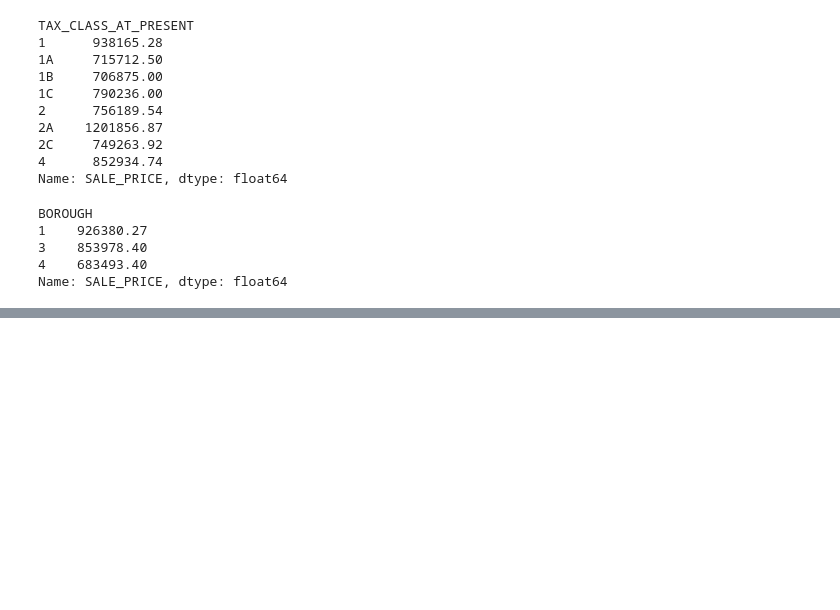
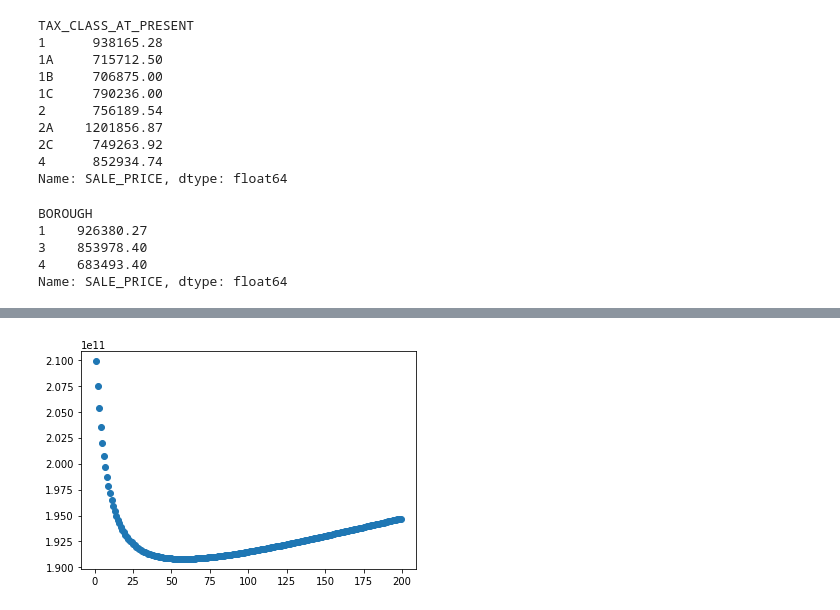
Before and after one commit to JamesBarciz/DS-Unit-2-Linear-Models, a Jupyter notebook: module3-ridge-regression/James_Barciz_assignment_regression_classification_3.ipynb, the cells around one changed output, grey strips where cells are left out. Cells and saved outputs as stored; diff of their text form; code cells hidden in the pictures; blank space fills up the shorter version.

```diff
--- a/module3-ridge-regression/James_Barciz_assignment_regression_classification_3.ipynb
+++ b/module3-ridge-regression/James_Barciz_assignment_regression_classification_3.ipynb
@@ -279,0 +388,12 @@ TypeError: ignored
+# %%
+from sklearn.metrics import mean_squared_error
+
+alphas = []
+mses = []
+
+for alpha in range(0, 200, 1):
+    ridge_reg_split = Ridge(alpha=alpha).fit(X_train, y_train)
+    mse = mean_squared_error(y_test, ridge_reg_split.predict(X_test))
+    print(alpha, mse)
+    alphas.append(alpha)
+    mses.append(mse)
@@ -279,0 +418,10 @@ TypeError: ignored
+# %%
+alphas = alphas[1:]
+mses = mses[1:]
+# %%
+%matplotlib inline
+import numpy as np
+import matplotlib.pyplot as plt
+plt.scatter(alphas, mses);
+# %% [output]
+[figure, added]
```
Also changed, not shown: parts of 6 cells of this notebook.
